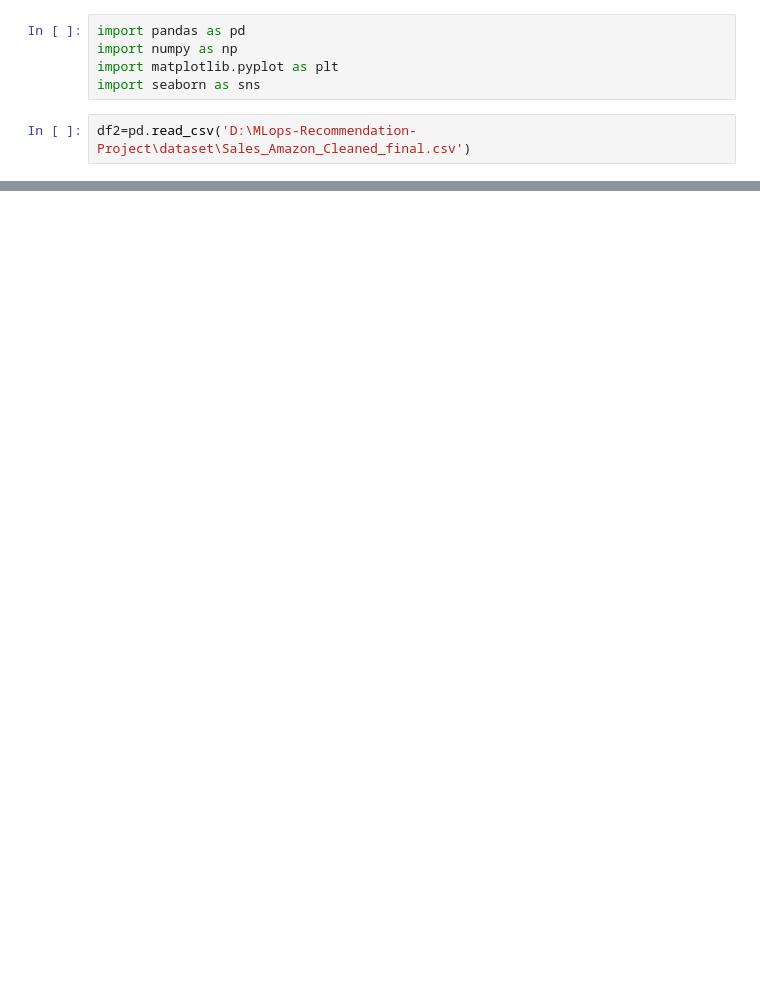
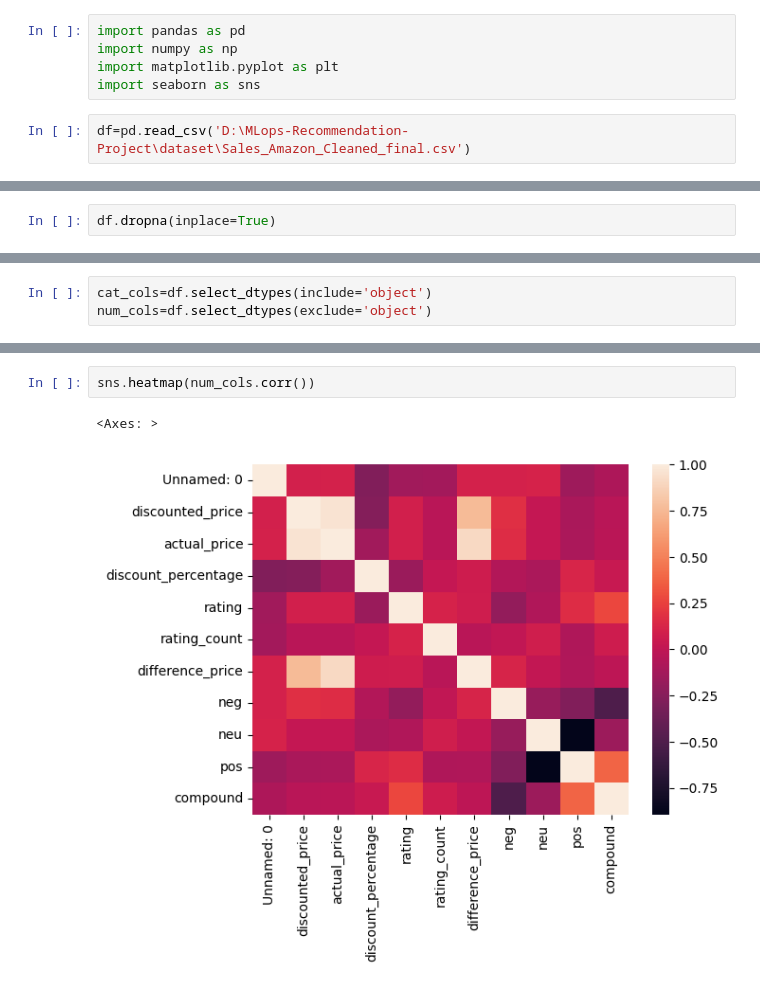
Before and after one commit to bimal-bp/MLops-Recommendation-Project, a Jupyter notebook: notebook.ipynb, the cells around one changed output, grey strips where cells are left out. Cells and saved outputs as stored; diff of their text form; blank space fills up the shorter version.

```diff
--- a/notebook.ipynb
+++ b/notebook.ipynb
@@ -4,5 +6,5 @@ import numpy as np
 import matplotlib.pyplot as plt
 import seaborn as sns
 # %%
-df2=pd.read_csv('D:\MLops-Recommendation-Project\dataset\Sales_Amazon_Cleaned_final.csv')
+df=pd.read_csv('D:\MLops-Recommendation-Project\dataset\Sales_Amazon_Cleaned_final.csv')
 # %%
@@ -22,0 +29,2 @@ df2.isnull().sum().sum()
+# %%
+df.dropna(inplace=True)
@@ -22,0 +121,3 @@ df2.isnull().sum().sum()
+# %%
+cat_cols=df.select_dtypes(include='object')
+num_cols=df.select_dtypes(exclude='object')
@@ -22,0 +185,5 @@ df2.isnull().sum().sum()
+# %%
+sns.heatmap(num_cols.corr())
+# %% [output]
+<Axes: >
+[figure, added]
```
Also changed, not shown: parts of 16 cells of this notebook.
